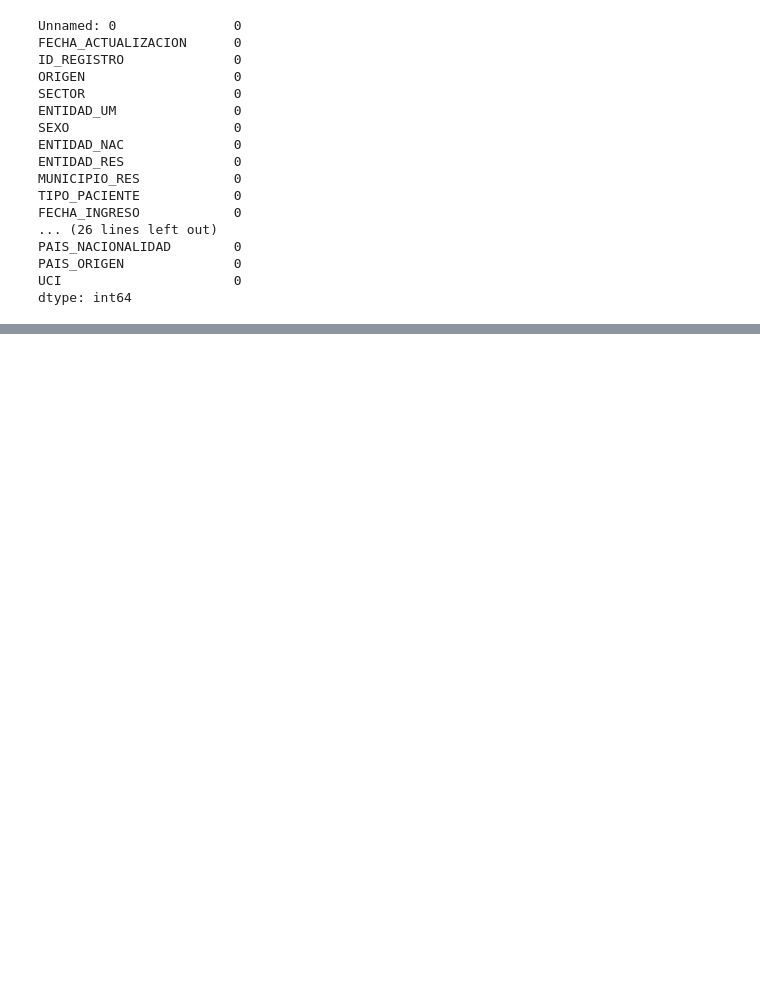
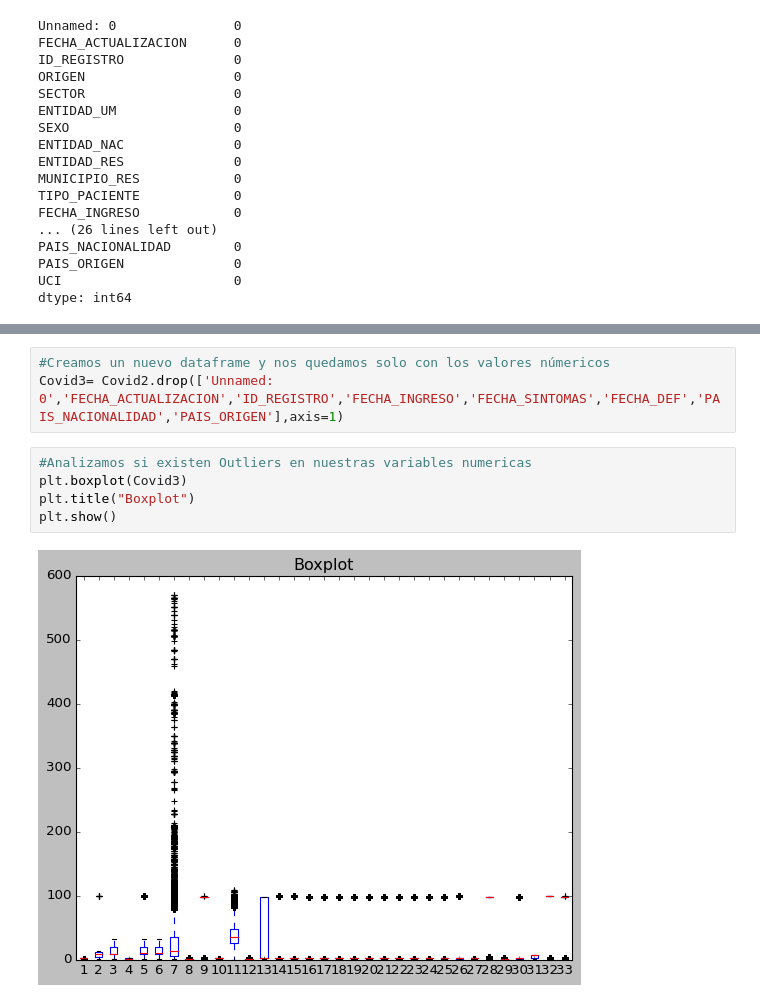
Before and after one commit to rodrigoruizteodoro/Actividad_4, a Jupyter notebook: 9_covid.ipynb, the cells around one changed output, grey strips where cells are left out. Drawn from its saved outputs; the diff is of its cells as text; blank space fills up the shorter version.

Commit message:
Outliers Values

```diff
--- a/9_covid.ipynb
+++ b/9_covid.ipynb
@@ -130,0 +154,10 @@ dtype: int64
+# %%
+#Creamos un nuevo dataframe y nos quedamos solo con los valores númericos
+Covid3= Covid2.drop(['Unnamed: 0','FECHA_ACTUALIZACION','ID_REGISTRO','FECHA_INGRESO','FECHA_SINTOMAS','FECHA_DEF','PAIS_NACIONALIDAD','PAIS_ORIGEN'],axis=1)
+# %%
+#Analizamos si existen Outliers en nuestras variables numericas
+plt.boxplot(Covid3)
+plt.title("Boxplot")
+plt.show()
+# %% [output]
+[figure, added]
```
Also changed, not shown: parts of 9 cells of this notebook.
